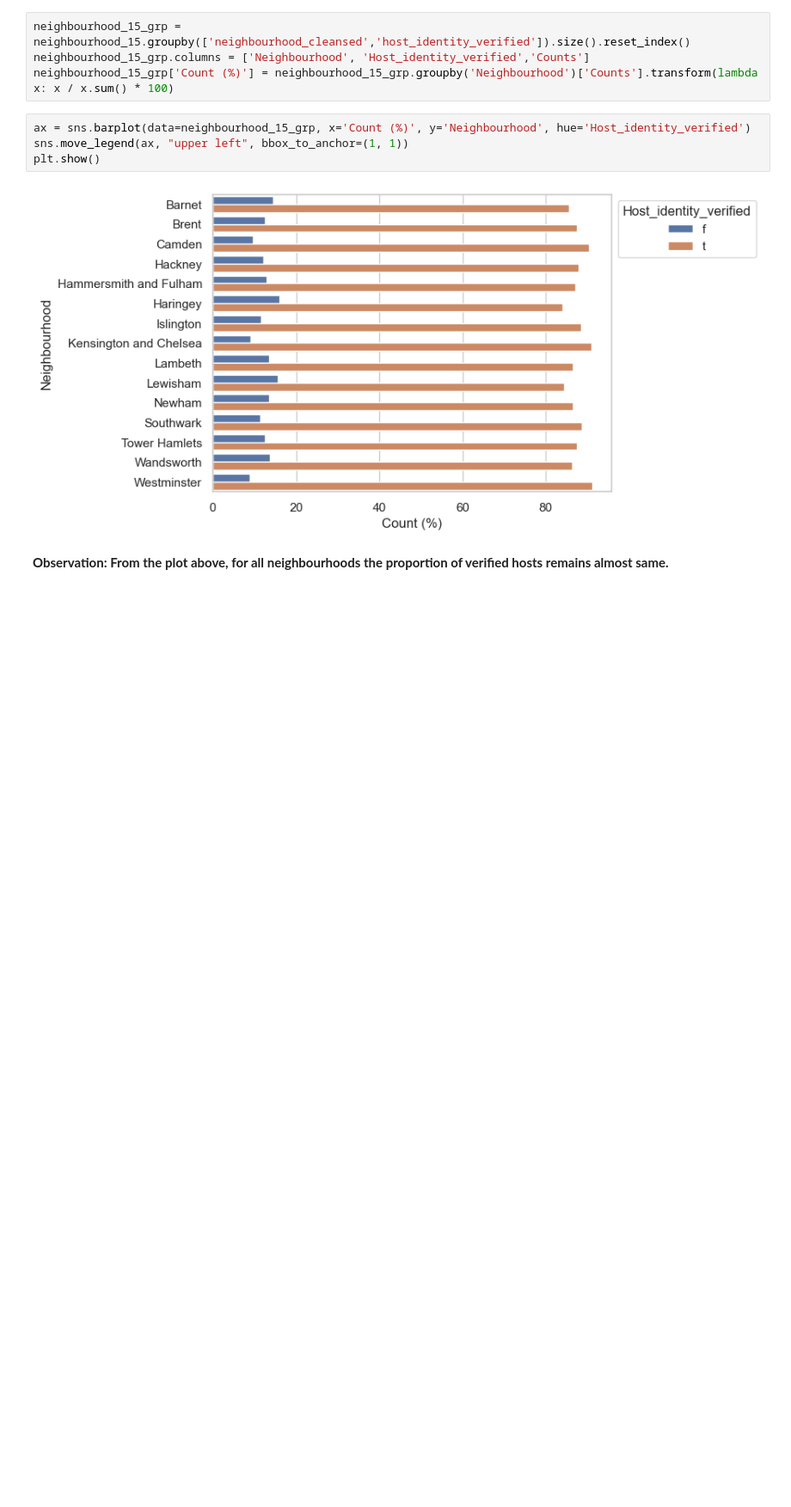
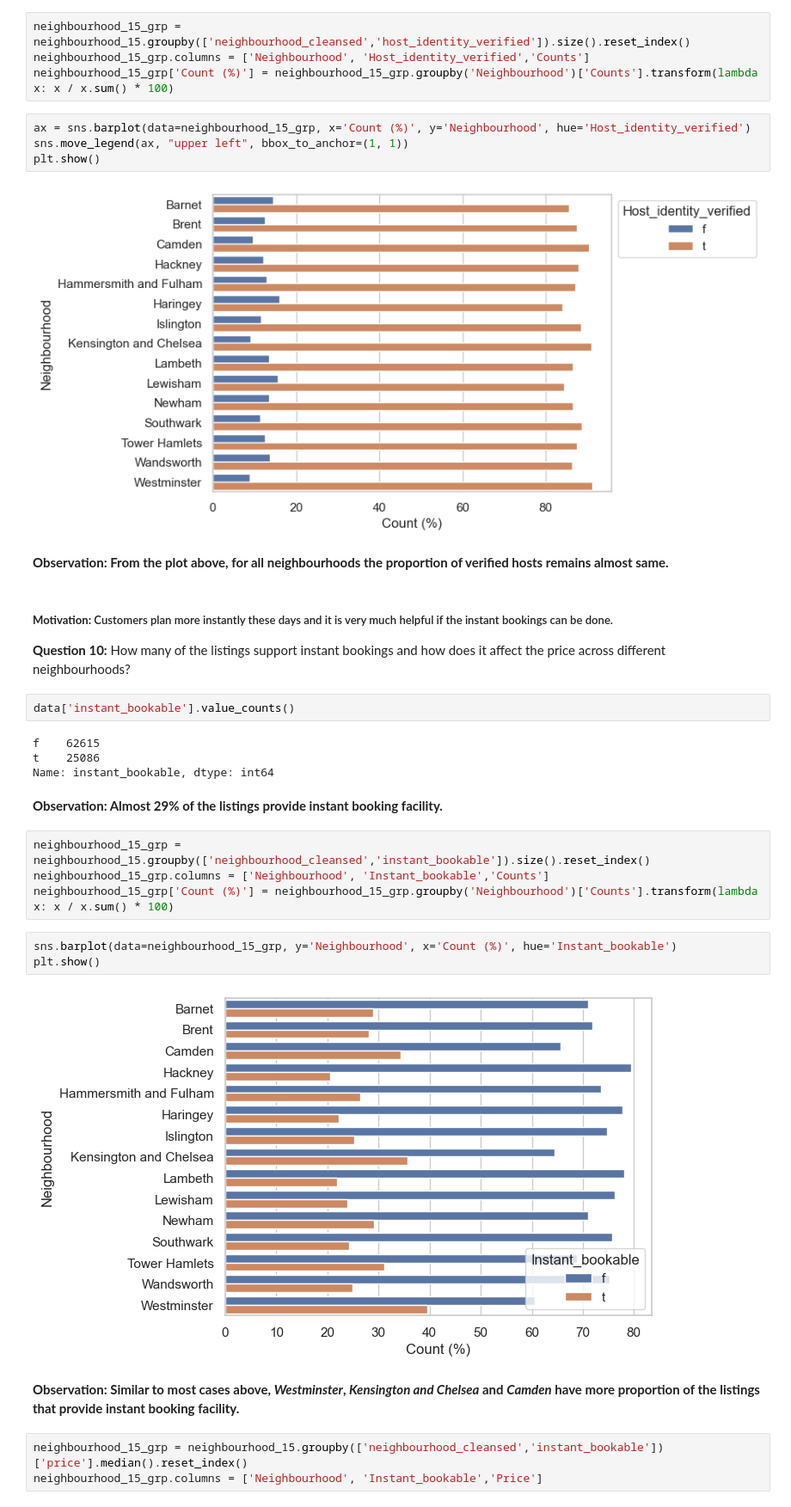
Before and after one commit to aravindkg7/Data-Science-Projects, a Jupyter notebook: Data Analysis - London BnB listings.ipynb, the cells around one changed output. Shown at 86% size. Drawn from its saved outputs; the diff is of its cells as text; blank space fills up the shorter version.

Commit message:
Analysis 10 - Instant Bookable

```diff
--- a/Data Analysis - London BnB listings.ipynb
+++ b/Data Analysis - London BnB listings.ipynb
@@ -410,3 +410,28 @@ plt.show()
 [figure]
 # %% [markdown]
 **Observation: From the plot above, for all neighbourhoods the proportion of verified hosts remains almost same.**
+# %% [markdown]
+##### **Motivation:** Customers plan more instantly these days and it is very much helpful if the instant bookings can be done.
+**Question 10:** How many of the listings support instant bookings and how does it affect the price across different neighbourhoods?
+# %%
+data['instant_bookable'].value_counts()
+# %% [output]
+f    62615
+t    25086
+Name: instant_bookable, dtype: int64
+# %% [markdown]
+**Observation: Almost 29% of the listings provide instant booking facility.**
+# %%
+neighbourhood_15_grp = neighbourhood_15.groupby(['neighbourhood_cleansed','instant_bookable']).size().reset_index()
+neighbourhood_15_grp.columns = ['Neighbourhood', 'Instant_bookable','Counts']
+neighbourhood_15_grp['Count (%)'] = neighbourhood_15_grp.groupby('Neighbourhood')['Counts'].transform(lambda x: x / x.sum() * 100)
+# %%
+sns.barplot(data=neighbourhood_15_grp, y='Neighbourhood', x='Count (%)', hue='Instant_bookable')
+plt.show()
+# %% [output]
+[figure, added]
+# %% [markdown]
+**Observation: Similar to most cases above, *Westminster*, *Kensington and Chelsea* and *Camden* have more proportion of the listings that provide instant booking facility.**
+# %%
+neighbourhood_15_grp = neighbourhood_15.groupby(['neighbourhood_cleansed','instant_bookable'])['price'].median().reset_index()
+neighbourhood_15_grp.columns = ['Neighbourhood', 'Instant_bookable','Price']
```
Also changed, not shown: parts of 2 cells of this notebook.
